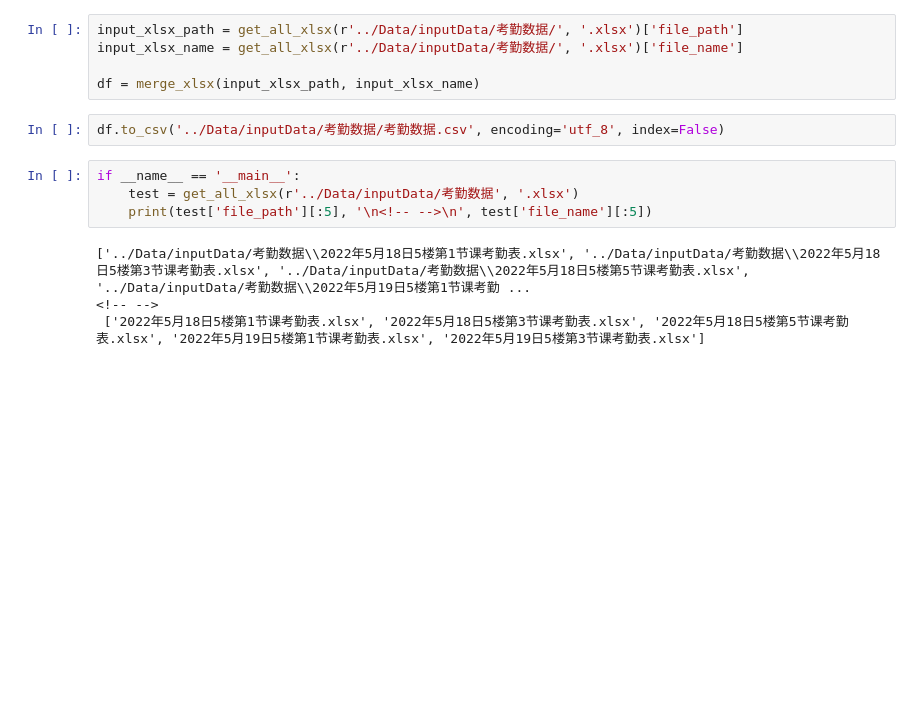
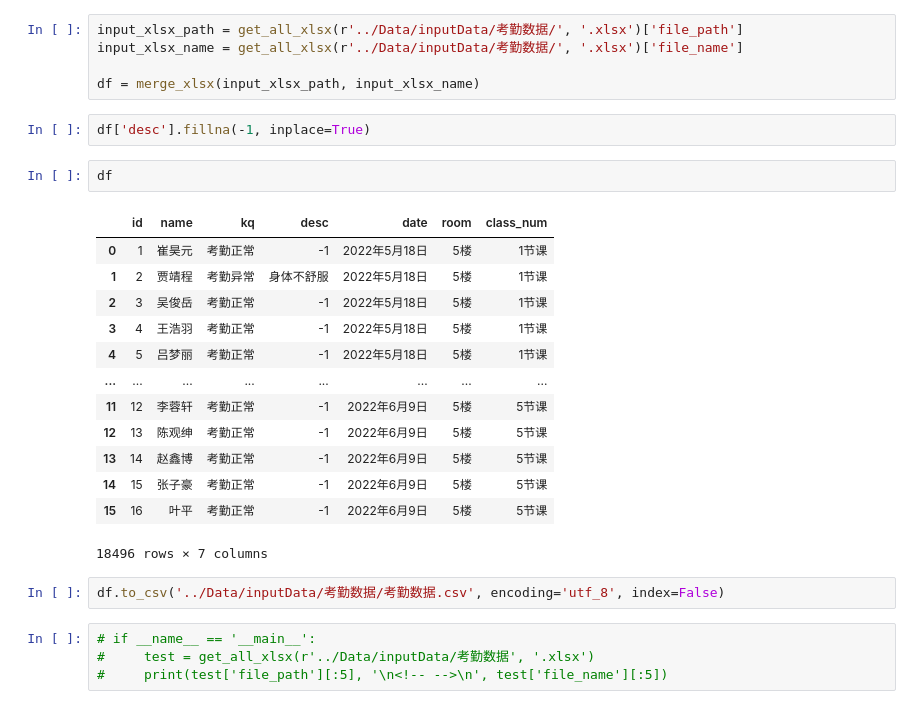
Before and after one commit to Lenovo-Future-Project-Group/Pandas_Sys, a Jupyter notebook: User/考勤数据预处理.ipynb, the cells around one changed output. Cells and saved outputs as stored; diff of their text form; blank space fills up the shorter version.

Commit message:
Merge remote-tracking branch 'origin/main'
# Conflicts:
#	User/考勤数据预处理.ipynb

```diff
--- a/User/考勤数据预处理.ipynb
+++ b/User/考勤数据预处理.ipynb
@@ -57,13 +57,27 @@ input_xlsx_path = get_all_xlsx(r'../Data/inputData/考勤数据/', '.xlsx')['fil
 input_xlsx_name = get_all_xlsx(r'../Data/inputData/考勤数据/', '.xlsx')['file_name']
 
 df = merge_xlsx(input_xlsx_path, input_xlsx_name)
+# %%
+df['desc'].fillna(-1, inplace=True)
+# %%
+df
+# %% [output]
+|  | id | name | kq | desc | date | room | class_num |
+| 0 | 1 | 崔昊元 | 考勤正常 | -1 | 2022年5月18日 | 5楼 | 1节课 |
+| 1 | 2 | 贾靖程 | 考勤异常 | 身体不舒服 | 2022年5月18日 | 5楼 | 1节课 |
+| 2 | 3 | 吴俊岳 | 考勤正常 | -1 | 2022年5月18日 | 5楼 | 1节课 |
+| 3 | 4 | 王浩羽 | 考勤正常 | -1 | 2022年5月18日 | 5楼 | 1节课 |
+| 4 | 5 | 吕梦丽 | 考勤正常 | -1 | 2022年5月18日 | 5楼 | 1节课 |
+| ... | ... | ... | ... | ... | ... | ... | ... |
+| 11 | 12 | 李蓉轩 | 考勤正常 | -1 | 2022年6月9日 | 5楼 | 5节课 |
+| 12 | 13 | 陈观绅 | 考勤正常 | -1 | 2022年6月9日 | 5楼 | 5节课 |
+| 13 | 14 | 赵鑫博 | 考勤正常 | -1 | 2022年6月9日 | 5楼 | 5节课 |
+| 14 | 15 | 张子豪 | 考勤正常 | -1 | 2022年6月9日 | 5楼 | 5节课 |
+| 15 | 16 | 叶平 | 考勤正常 | -1 | 2022年6月9日 | 5楼 | 5节课 |
+18496 rows × 7 columns
 # %%
 df.to_csv('../Data/inputData/考勤数据/考勤数据.csv', encoding='utf_8', index=False)
 # %%
-if __name__ == '__main__':
-    test = get_all_xlsx(r'../Data/inputData/考勤数据', '.xlsx')
-    print(test['file_path'][:5], '\n<!-- -->\n', test['file_name'][:5])
+# if __name__ == '__main__':
+#     test = get_all_xlsx(r'../Data/inputData/考勤数据', '.xlsx')
+#     print(test['file_path'][:5], '\n<!-- -->\n', test['file_name'][:5])
-# %% [output]
-['../Data/inputData/考勤数据\\2022年5月18日5楼第1节课考勤表.xlsx', '../Data/inputData/考勤数据\\2022年5月18日5楼第3节课考勤表.xlsx', '../Data/inputData/考勤数据\\2022年5月18日5楼第5节课考勤表.xlsx', '../Data/inputData/考勤数据\\2022年5月19日5楼第1节课考勤 ...
-<!-- -->
- ['2022年5月18日5楼第1节课考勤表.xlsx', '2022年5月18日5楼第3节课考勤表.xlsx', '2022年5月18日5楼第5节课考勤表.xlsx', '2022年5月19日5楼第1节课考勤表.xlsx', '2022年5月19日5楼第3节课考勤表.xlsx']
```
Also changed, not shown: parts of 1 cell of this notebook, 3 other files.
